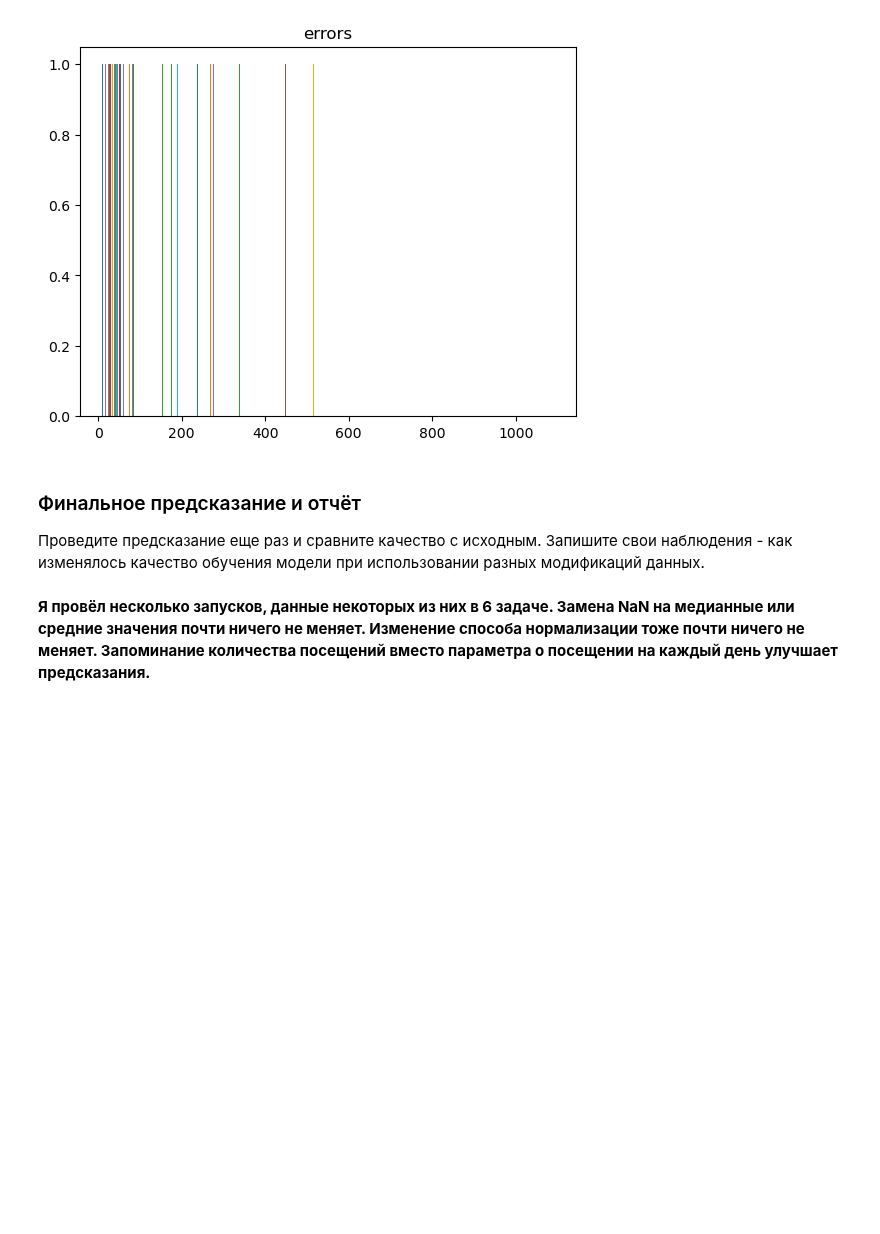
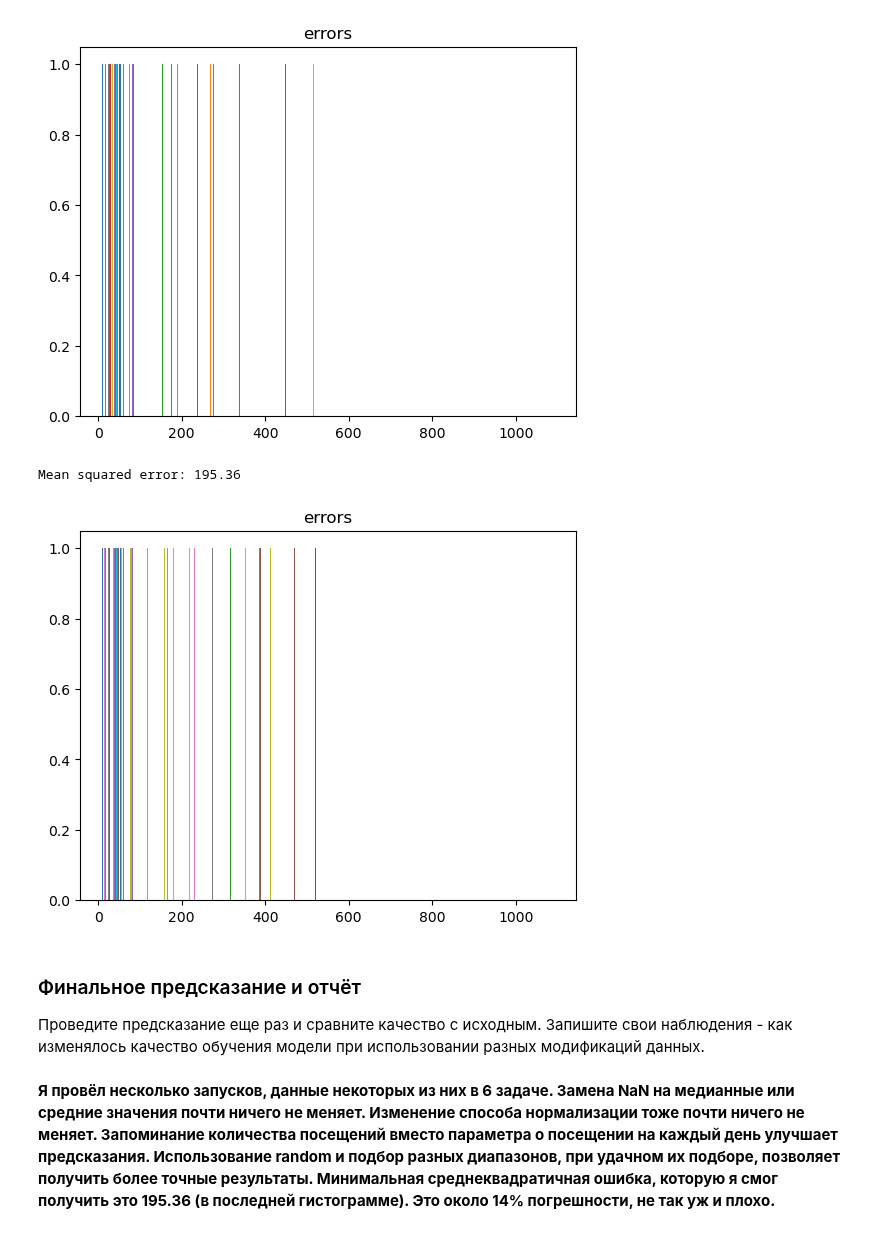
Before and after one commit to FynjyBath/MLhomework-Python-AESC, a Jupyter notebook: task2/task2_linreg_practice.ipynb, the cells around one changed output. Drawn from its saved outputs; the diff is of its cells as text; code cells hidden in the pictures; blank space fills up the shorter version.

```diff
--- a/task2/task2_linreg_practice.ipynb
+++ b/task2/task2_linreg_practice.ipynb
@@ -423,6 +423,33 @@ plt.show()
 # %% [output]
 Mean squared error: 234.25
 [figure]
+# %%
+# Средние (ко 2 задаче) + количество посещений + min-max normalization + random + определенный диапазон.
+
+import sklearn
+from matplotlib import pyplot as plt
+from sklearn import linear_model
+from sklearn.model_selection import train_test_split
+from sklearn.metrics import mean_squared_error
+
+%matplotlib inline
+
+x_train, x_test, y_train, y_test = train_test_split(data.values[1:,8:18], answers.values, test_size=0.4, random_state=1)
+regression = linear_model.LinearRegression().fit(x_train, y_train)
+
+errors = []
+prediction = regression.predict(x_test)
+for i in range(len(x_test)):
+    errors.append((y_test[i] - prediction[i]) ** 2)
+
+print("Mean squared error: %.2f" % mean_squared_error(y_test, prediction))
+
+plt.hist(errors, bins=[0,100,200,300,400,500,600,700,800,900,1000,1100])
+plt.title("errors")
+plt.show()
+# %% [output]
+Mean squared error: 195.36
+[figure, added]
 # %% [markdown]
 ### Финальное предсказание и отчёт
 
@@ -431,4 +458,6 @@ Mean squared error: 234.25
 **Я провёл несколько запусков, данные некоторых из них в 6 задаче.
 Замена NaN на медианные или средние значения почти ничего не меняет.
 Изменение способа нормализации тоже почти ничего не меняет.
-Запоминание количества посещений вместо параметра о посещении на каждый день улучшает предсказания.**
+Запоминание количества посещений вместо параметра о посещении на каждый день улучшает предсказания.
+Использование random и подбор разных диапазонов, при удачном их подборе, позволяет получить более точные результаты.
+Минимальная среднеквадратичная ошибка, которую я смог получить это 195.36 (в последней гистограмме). Это около 14% погрешности, не так уж и плохо.**
```
